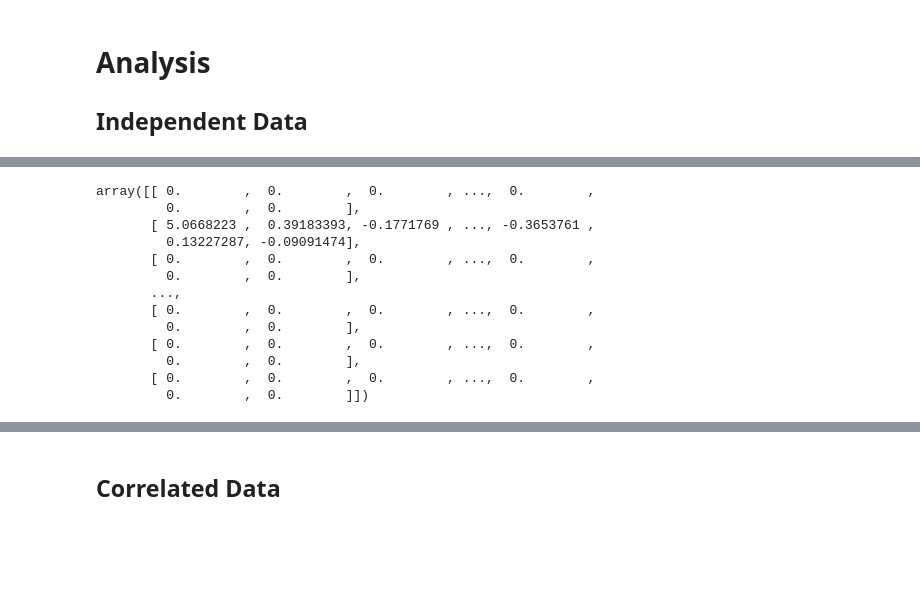
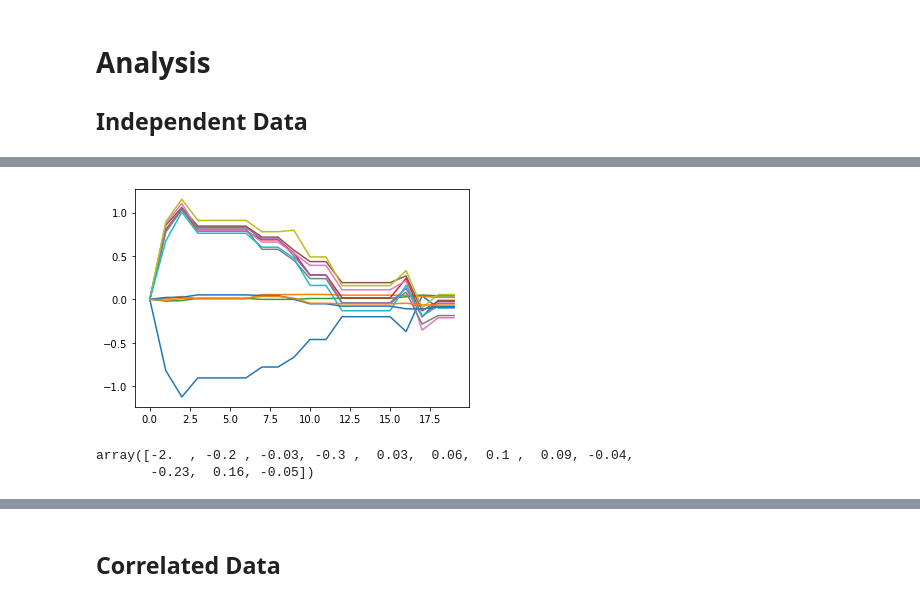
Before and after one commit to eastonhuch/discrete-lognormal-sampler, a Jupyter notebook: analysis.ipynb, the cells around one changed output, grey strips where cells are left out. Cells and saved outputs as stored; diff of their text form; code cells hidden in the pictures; blank space fills up the shorter version.

```diff
--- a/analysis.ipynb
+++ b/analysis.ipynb
@@ -60,2 +64,2 @@ correlated_gibbs = GibbsSampler(alpha_rho=1, beta_rho=1)
 # %%
-independent_gibbs.fit(independent_data, n_iter=100)
+independent_gibbs.fit(independent_data, n_iter=20)
@@ -62,16 +84,10 @@ independent_gibbs.fit(independent_data, n_iter=100)
 # %%
-independent_gibbs.z.get_last_value()
+plt.plot(independent_gibbs.alpha.values)
+plt.show()
 # %% [output]
-array([[ 0.        ,  0.        ,  0.        , ...,  0.        ,
-         0.        ,  0.        ],
-       [ 5.0668223 ,  0.39183393, -0.1771769 , ..., -0.3653761 ,
-         0.13227287, -0.09091474],
-       [ 0.        ,  0.        ,  0.        , ...,  0.        ,
-         0.        ,  0.        ],
-       ...,
-       [ 0.        ,  0.        ,  0.        , ...,  0.        ,
-         0.        ,  0.        ],
-       [ 0.        ,  0.        ,  0.        , ...,  0.        ,
-         0.        ,  0.        ],
-       [ 0.        ,  0.        ,  0.        , ...,  0.        ,
-         0.        ,  0.        ]])
+[figure, added]
+# %%
+independent_data.alpha
+# %% [output]
+array([-2.  , -0.2 , -0.03, -0.3 ,  0.03,  0.06,  0.1 ,  0.09, -0.04,
+       -0.23,  0.16, -0.05])
```
Also changed, not shown: parts of 5 cells of this notebook, 1 other file.
